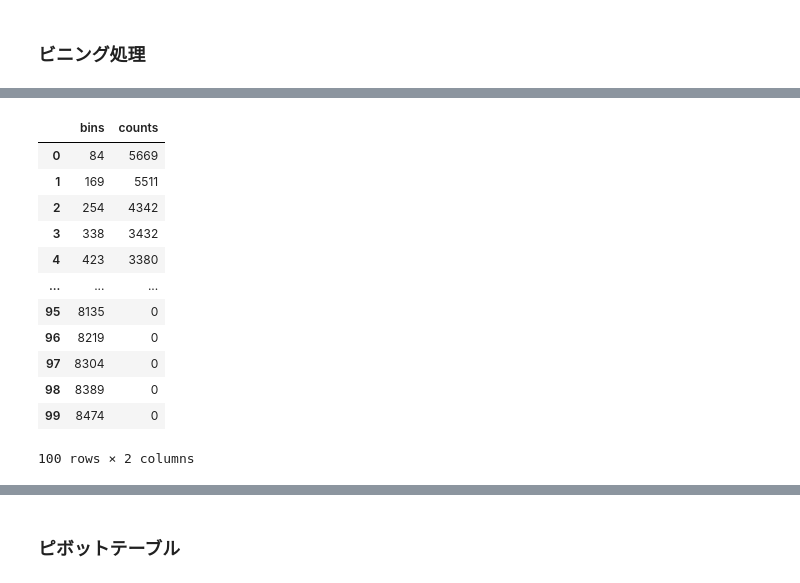
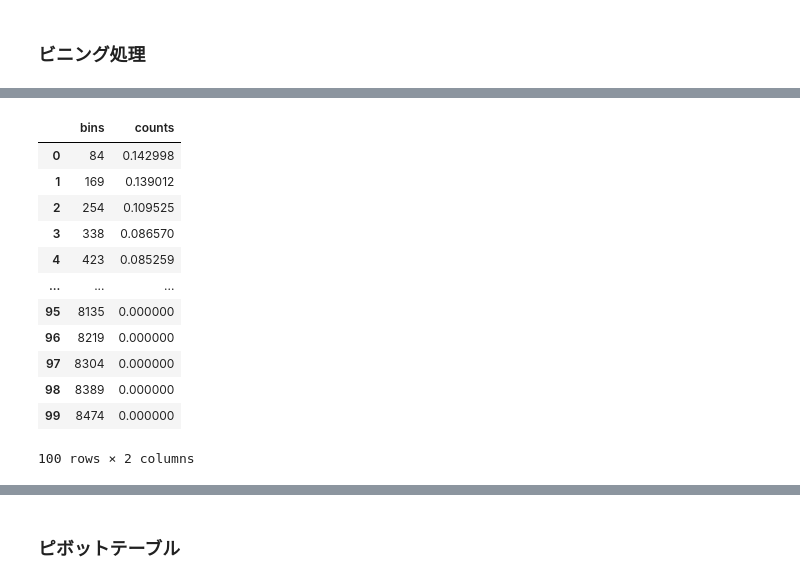
Before and after one commit to K-W-hibiki/Data_Analytics, a Jupyter notebook: pandas/pandas.ipynb, the cells around one changed output, grey strips where cells are left out. Drawn from its saved outputs; the diff is of its cells as text; code cells hidden in the pictures.

```diff
--- a/pandas/pandas.ipynb
+++ b/pandas/pandas.ipynb
@@ -89,31 +103,31 @@ print(tokens_cut)
 # %%
 # ビンに含まれる個数（要素数）をカウント: value_counts()
 cut, bins = pd.cut(tokens, 100, retbins=True)
 bins = [int(num) for num in bins][1:]  #値を整数化、binsの最小値は境界ではないので削除
 
-counts = pd.cut(tokens, 100, labels=bins).value_counts() #カウント
+counts = pd.cut(tokens, 100, labels=bins).value_counts(normalize=True) #カウント,合計を1に正規化
 
 cts_lst = counts.values.tolist() #カウントのリスト化
 
 cts_df = DF(list(zip(bins,cts_lst)),
             columns=["bins", "counts"]
             )                                   #カウントとビンのリストからDFを作成
 
 
 cts_df
 # %% [output]
 |  | bins | counts |
-| 0 | 84 | 5669 |
-| 1 | 169 | 5511 |
-| 2 | 254 | 4342 |
-| 3 | 338 | 3432 |
-| 4 | 423 | 3380 |
+| 0 | 84 | 0.142998 |
+| 1 | 169 | 0.139012 |
+| 2 | 254 | 0.109525 |
+| 3 | 338 | 0.086570 |
+| 4 | 423 | 0.085259 |
 | ... | ... | ... |
-| 95 | 8135 | 0 |
-| 96 | 8219 | 0 |
-| 97 | 8304 | 0 |
-| 98 | 8389 | 0 |
-| 99 | 8474 | 0 |
+| 95 | 8135 | 0.000000 |
+| 96 | 8219 | 0.000000 |
+| 97 | 8304 | 0.000000 |
+| 98 | 8389 | 0.000000 |
+| 99 | 8474 | 0.000000 |
 100 rows × 2 columns
 # %%
 # 出現頻度カウント (合計を1に正規化)
```
Also changed, not shown: parts of 3 cells of this notebook, 3 other files.
